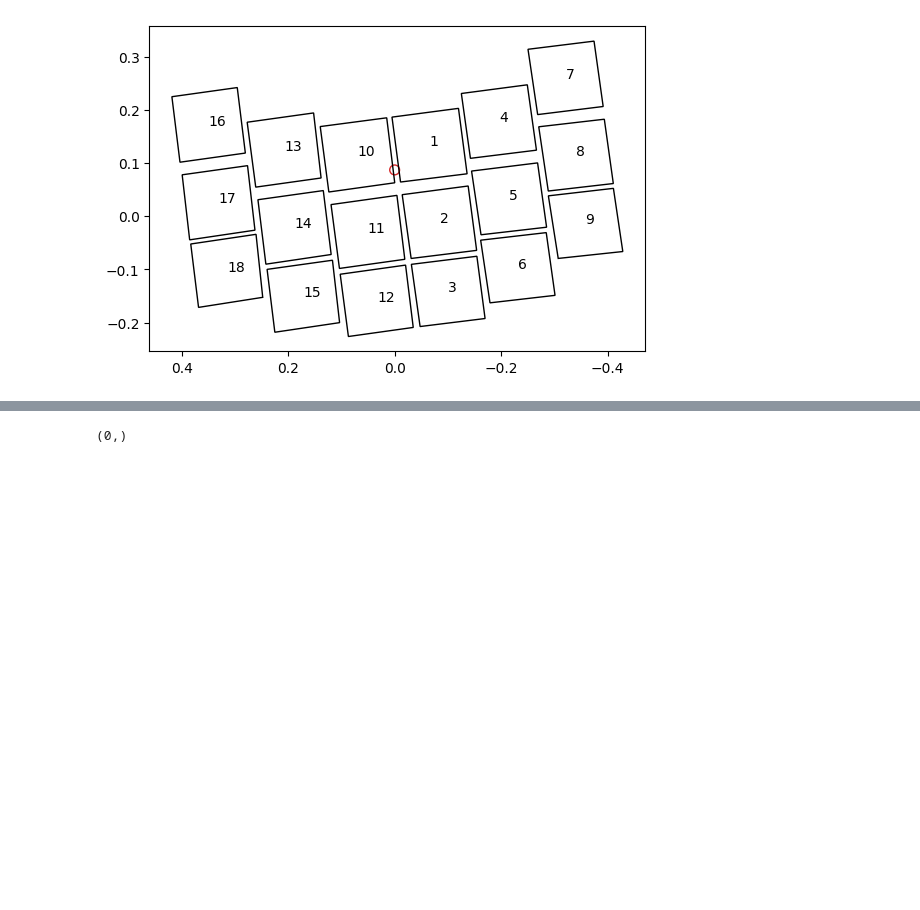
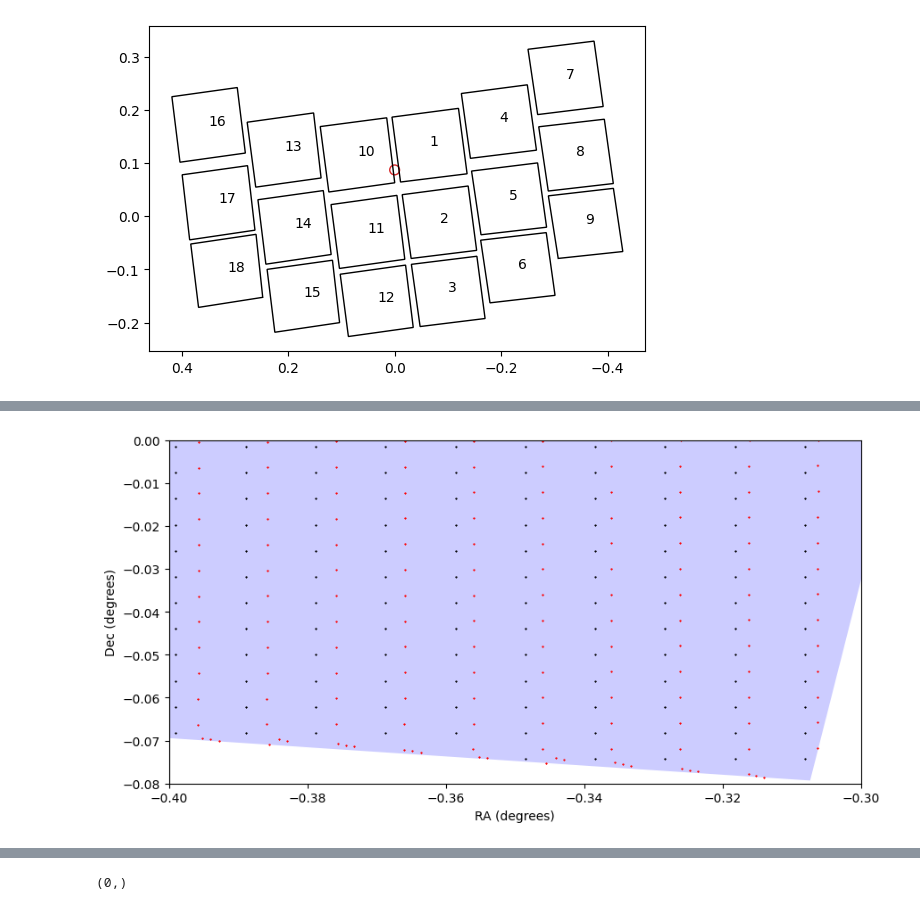
Before and after one commit to roman-grs-pit/relativefluxcalibration_test, a Jupyter notebook: wavelength_dependent_sca_grism.ipynb, the cells around one changed output, grey strips where cells are left out. Saved outputs shown, nothing was run; the diff lists cells and outputs as text; code cells hidden in the pictures; blank space fills up the shorter version.

```diff
--- a/wavelength_dependent_sca_grism.ipynb
+++ b/wavelength_dependent_sca_grism.ipynb
@@ -219,21 +208,3 @@ plt.show()
-# %%
-def bin_cut(x,y,beam):
-    wv = beam["trace_wvl"][0]
-    xb = beam["trace_pix_x"][0]
-    yb = beam["trace_pix_y"][0]
-
-    bins = np.linspace(np.min(wv), np.max(wv), 23)
-    bins = bins[:-1]
-    bin_ind = np.digitize(wv, bins)
-
-    bin_x = np.round(np.array([np.mean(xb[bin_ind == i]) for i in range(1, len(bins)+1)]), decimals = 0)
-    bin_y = np.round(np.array([np.mean(yb[bin_ind == i]) for i in range(1, len(bins)+1)]), decimals = 0)
-    colors = np.linspace(0, 1, len(bin_x))
-    select_on_detector = (bin_x >= 0) & (bin_x <= 4088) & (bin_y >= 0) & (bin_y <= 4088)
-    bin_x = bin_x[select_on_detector]
-    bin_y = bin_y[select_on_detector]
-    cut_colors = colors[select_on_detector]
-    return bin_x, bin_y, cut_colors, select_on_detector, bins
 # %%
 select_observed = np.array([False]*ns)
 for footprint in exp:
@@ -311,0 +351,24 @@ for i in exp:
+# %%
+fig, ax = plt.subplots(figsize = (10,5))
+for footprint in exp:
+    corners = footprints[footprint]['vertices']
+    polygon = patches.Polygon(corners, closed=True, alpha = 0.2, facecolor = 'blue')
+    ax.add_patch(polygon)
+    # Add the footprint label at the centroid of the polygon
+    centroid = np.mean(corners, axis=0)
+    # ax.text(centroid[0], centroid[1], str(footprint), color='black', fontsize=10, ha='center', va='center')
+
+plt.plot(stars_obs[:,0], stars_obs[:,1], "*", color = "black", markersize = 1)
+# plt.xlim(-0.6, 0.6)
+# plt.ylim(-0.3, 0.0)
+
+plt.xlim(-0.4, -0.30)
+plt.ylim(-0.08, 0)
+
+plt.plot(stars_wvl[0.9][:,0], stars_wvl[0.9][:,1], "*", color = "red", markersize = 1)
+# Display the plot
+plt.xlabel('RA (degrees)')
+plt.ylabel('Dec (degrees)')
+plt.show()
+# %% [output]
+[figure, added]
```
Also changed, not shown: parts of 14 cells of this notebook.
